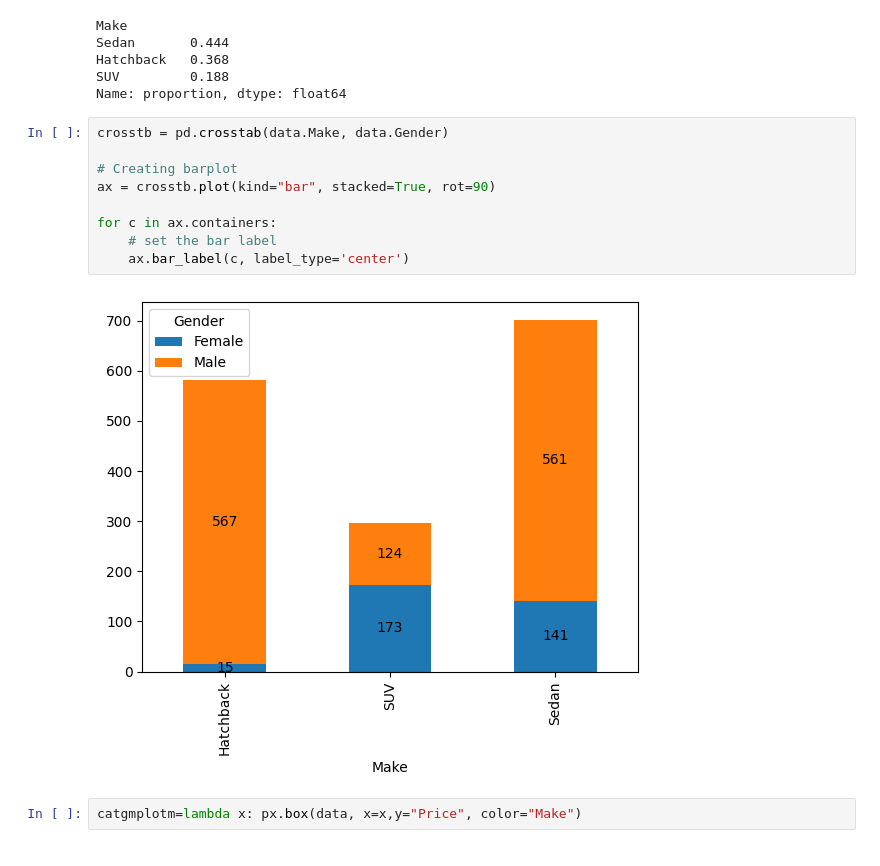
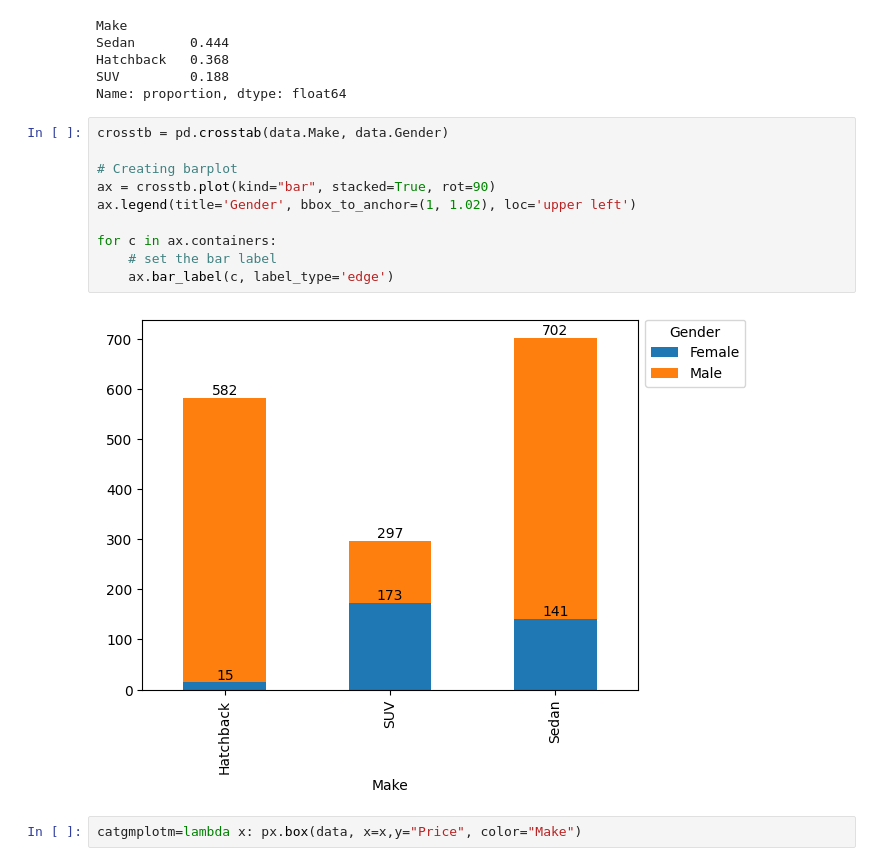
Before and after one commit to devopsopenshift/python, a Jupyter notebook: coded_project/AUSTO.ipynb, the cells around one changed output. Cells and saved outputs as stored; diff of their text form.

```diff
--- a/coded_project/AUSTO.ipynb
+++ b/coded_project/AUSTO.ipynb
@@ -283,14 +283,15 @@ Name: proportion, dtype: float64
 # %%
 crosstb = pd.crosstab(data.Make, data.Gender)
 
 # Creating barplot
 ax = crosstb.plot(kind="bar", stacked=True, rot=90)
+ax.legend(title='Gender', bbox_to_anchor=(1, 1.02), loc='upper left')
 
 for c in ax.containers:
     # set the bar label
-    ax.bar_label(c, label_type='center')
+    ax.bar_label(c, label_type='edge')
 # %% [output]
-[figure, old version]
+[figure, new version]
 # %%
 catgmplotm=lambda x: px.box(data, x=x,y="Price", color="Make")
 # %%
```
Also changed, not shown: parts of 1 cell of this notebook.
